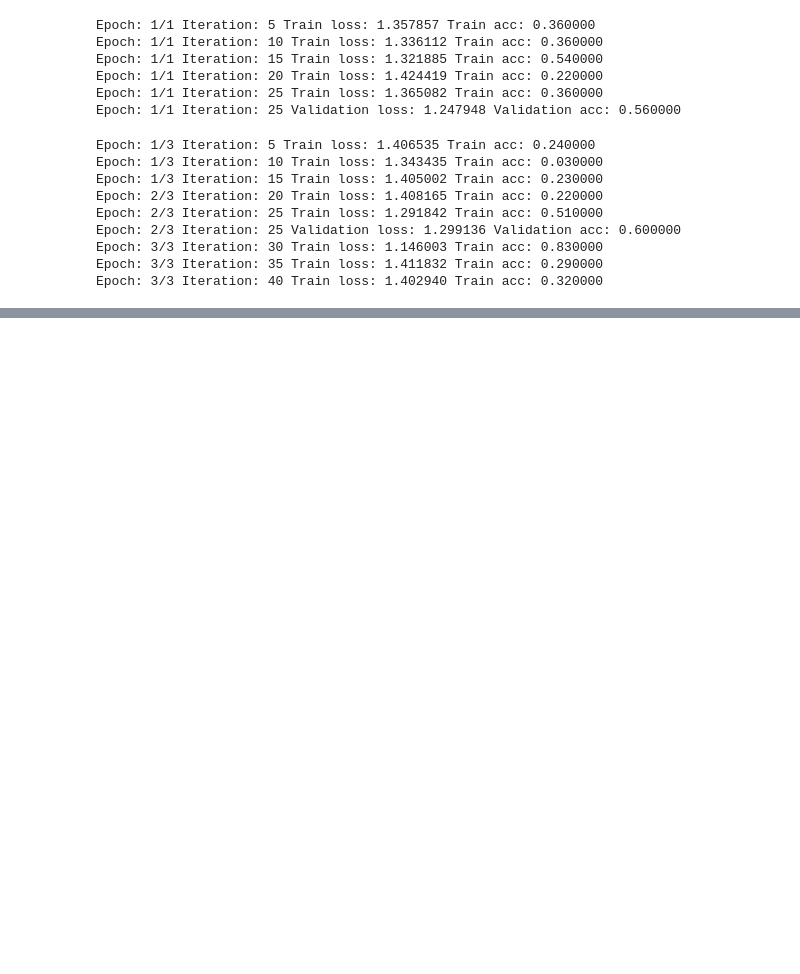
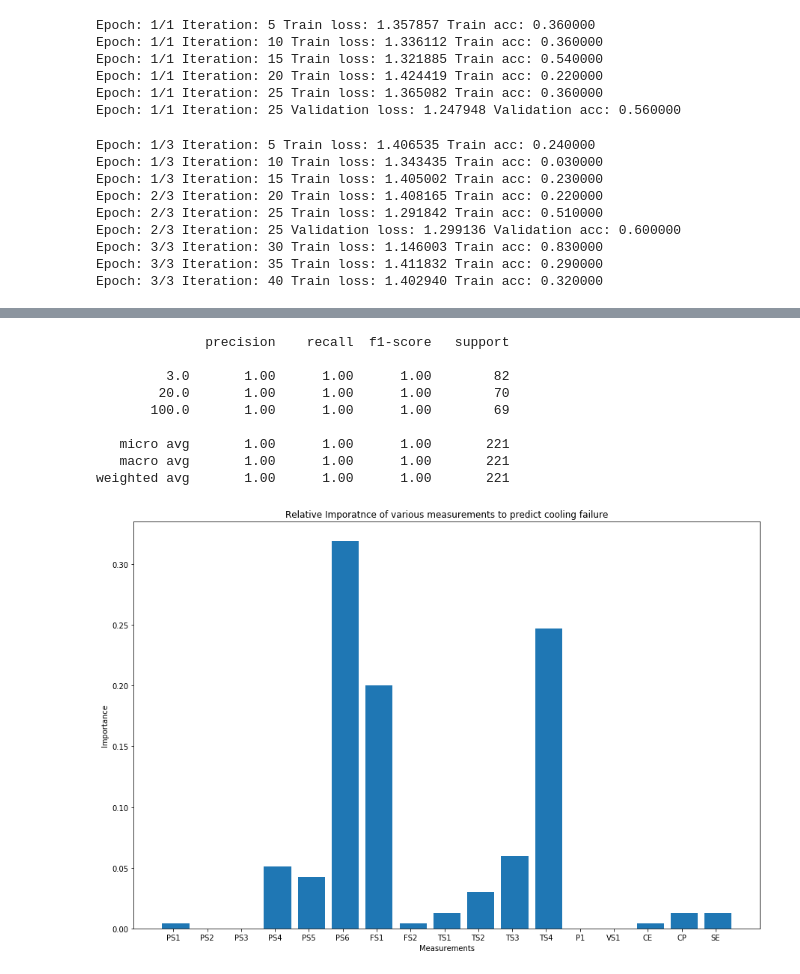
Before and after one commit to MMAITeamDufferin/excel-together, a Jupyter notebook: MMAI 894.ipynb, the cells around one changed output, grey strips where cells are left out. Cells and saved outputs as stored; diff of their text form; code cells hidden in the pictures; blank space fills up the shorter version.

```diff
--- a/MMAI 894.ipynb
+++ b/MMAI 894.ipynb
@@ -637,0 +767,7 @@ Epoch: 3/3 Iteration: 40 Train loss: 1.402940 Train acc: 0.320000
+# %%
+# Seperating the Profile into each target variables
+y_coolerCondition = pd.DataFrame(df2.iloc[:, 0])
+y_valveCondition = pd.DataFrame(df2.iloc[:, 1])
+y_pumpLeak = pd.DataFrame(df2.iloc[:, 2])
+y_hydraulicAcc = pd.DataFrame(df2.iloc[:, 3])
+y_stableFlag = pd.DataFrame(df2.iloc[:, 4])
@@ -637,0 +817,14 @@ Epoch: 3/3 Iteration: 40 Train loss: 1.402940 Train acc: 0.320000
+# %%
+#let's predict the cooling failure
+predict_pump_performance(df_normalize, y_coolerCondition, 'cooling failure')
+# %% [output]
+              precision    recall  f1-score   support
+
+         3.0       1.00      1.00      1.00        82
+        20.0       1.00      1.00      1.00        70
+       100.0       1.00      1.00      1.00        69
+
+   micro avg       1.00      1.00      1.00       221
+   macro avg       1.00      1.00      1.00       221
+weighted avg       1.00      1.00      1.00       221
+[figure, added]
```
Also changed, not shown: parts of 11 cells of this notebook.
